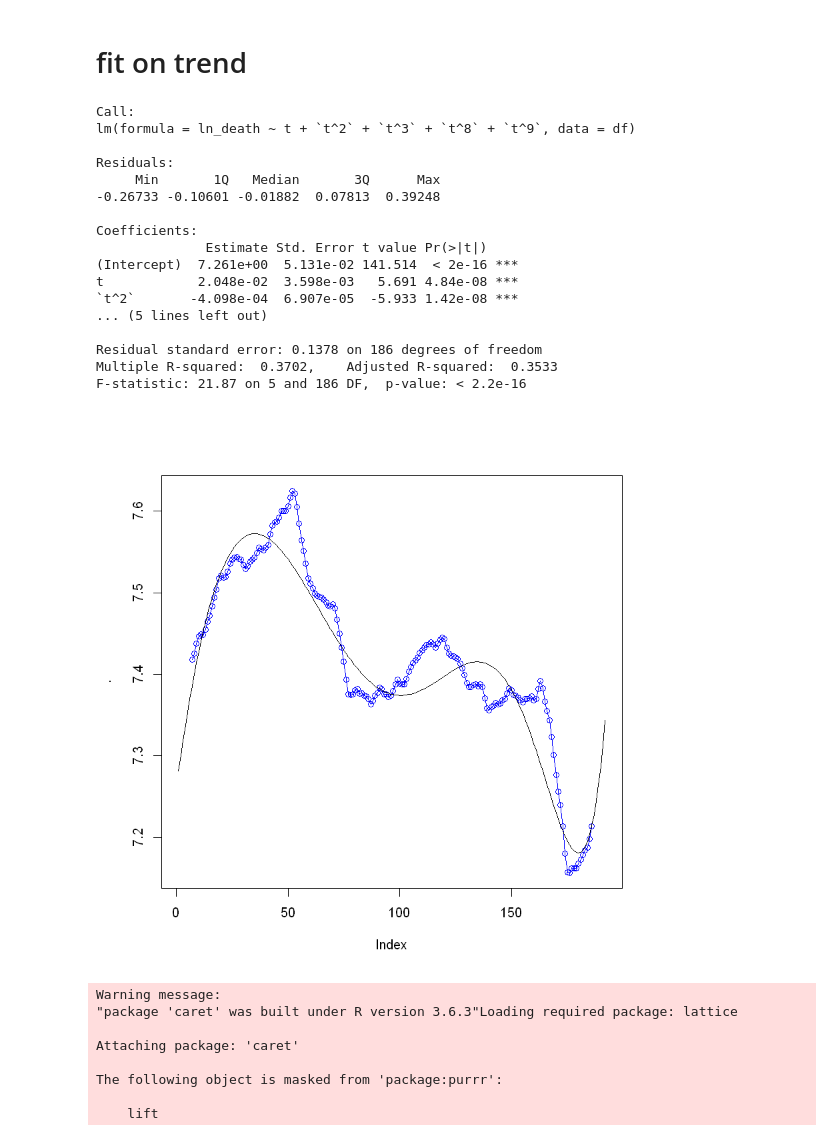
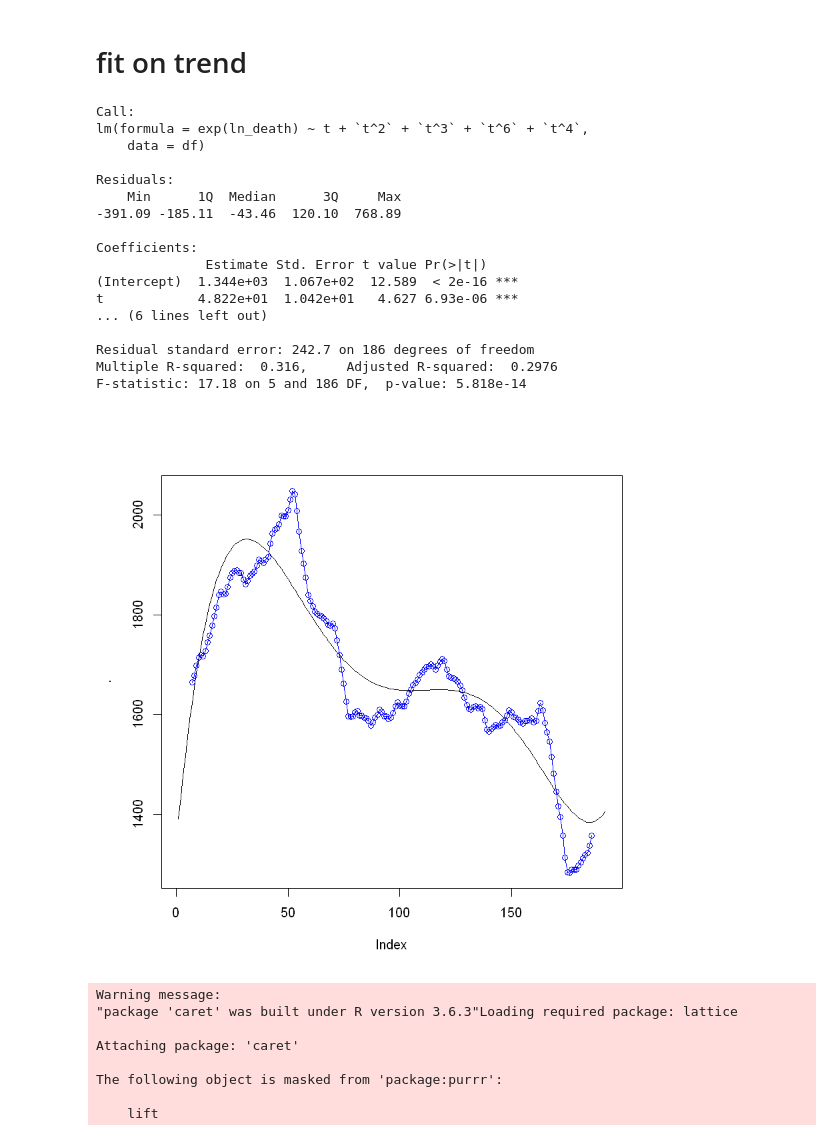
Before and after one commit to Lrakotoson/M_R, a Jupyter notebook: S2/Time Series/Projet/Loïc/UK.ipynb, the cells around one changed output. Saved outputs shown, nothing was run; the diff lists cells and outputs as text; code cells hidden in the pictures.

```diff
--- a/S2/Time Series/Projet/Loïc/UK.ipynb
+++ b/S2/Time Series/Projet/Loïc/UK.ipynb
@@ -87,29 +87,29 @@ mod1$fitted.values %>% plot(type = "o")
 # %% [markdown]
 # fit on trend
 # %%
-mod_trend <- lm(ln_death ~ t + `t^2` + `t^3`+ `t^8` + `t^9`, data = df)
+mod_trend <- lm(exp(ln_death) ~ t + `t^2` + `t^3`+ `t^6` + `t^4`, data = df)
 summary(mod_trend)
-ma(uk_ts, order = 12) %>% c() %>% log() %>% plot(type = "o", col = "blue")
+ma(uk_ts, order = 12) %>% c()  %>% plot(type = "o", col = "blue")
 mod_trend$fitted.values %>% lines()
 # %% [output]
 Call:
-lm(formula = ln_death ~ t + `t^2` + `t^3` + `t^8` + `t^9`, data = df)
+lm(formula = exp(ln_death) ~ t + `t^2` + `t^3` + `t^6` + `t^4`,
+    data = df)
 
 Residuals:
-     Min       1Q   Median       3Q      Max
--0.26733 -0.10601 -0.01882  0.07813  0.39248
+    Min      1Q  Median      3Q     Max
+-391.09 -185.11  -43.46  120.10  768.89
 
 Coefficients:
               Estimate Std. Error t value Pr(>|t|)
-(Intercept)  7.261e+00  5.131e-02 141.514  < 2e-16 ***
-t            2.048e-02  3.598e-03   5.691 4.84e-08 ***
-`t^2`       -4.098e-04  6.907e-05  -5.933 1.42e-08 ***
-... (5 lines left out)
+(Intercept)  1.344e+03  1.067e+02  12.589  < 2e-16 ***
+t            4.822e+01  1.042e+01   4.627 6.93e-06 ***
+... (6 lines left out)
 
-Residual standard error: 0.1378 on 186 degrees of freedom
-Multiple R-squared:  0.3702,    Adjusted R-squared:  0.3533
-F-statistic: 21.87 on 5 and 186 DF,  p-value: < 2.2e-16
+Residual standard error: 242.7 on 186 degrees of freedom
+Multiple R-squared:  0.316,     Adjusted R-squared:  0.2976
+F-statistic: 17.18 on 5 and 186 DF,  p-value: 5.818e-14
-[figure, old version]
+[figure, new version]
 # %%
 library(caret)
 # %% [output]
```
